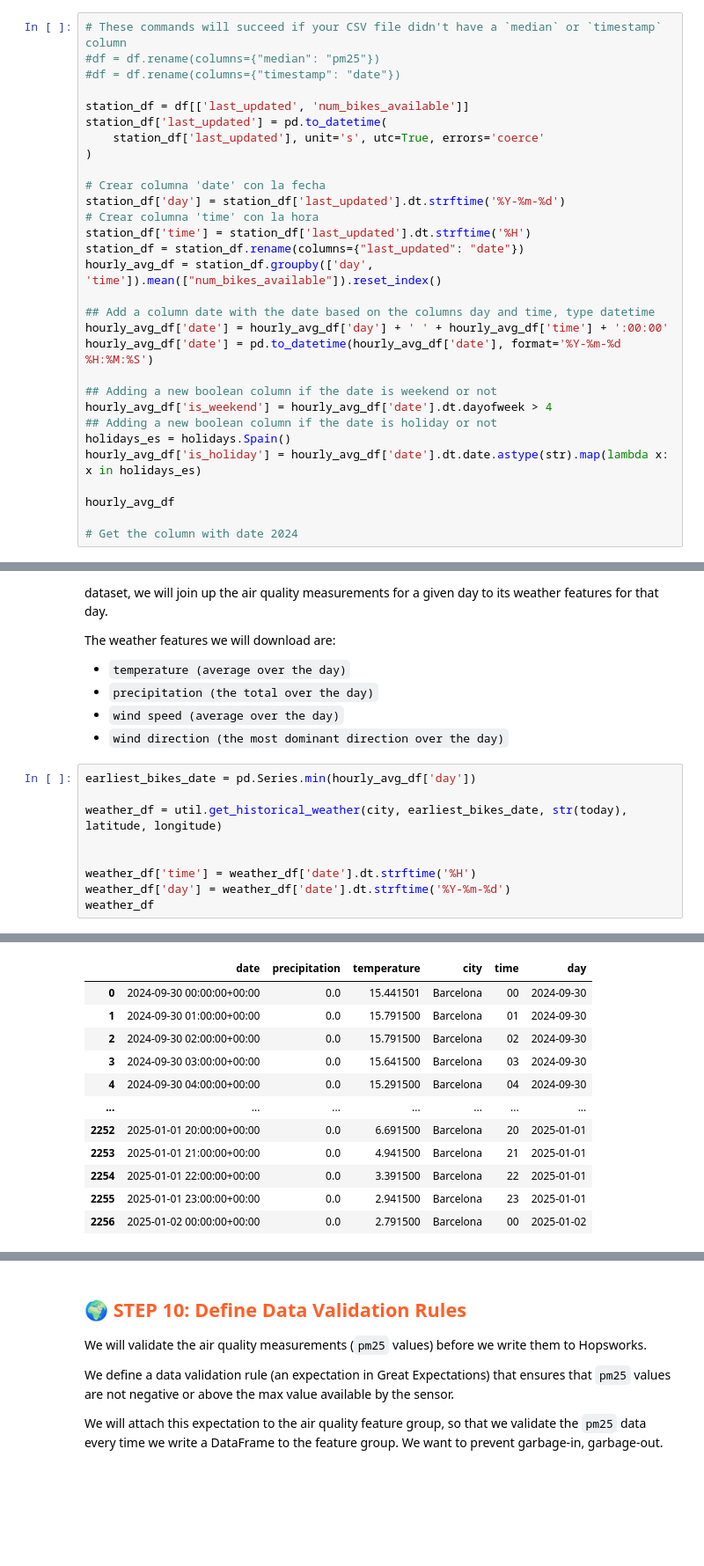
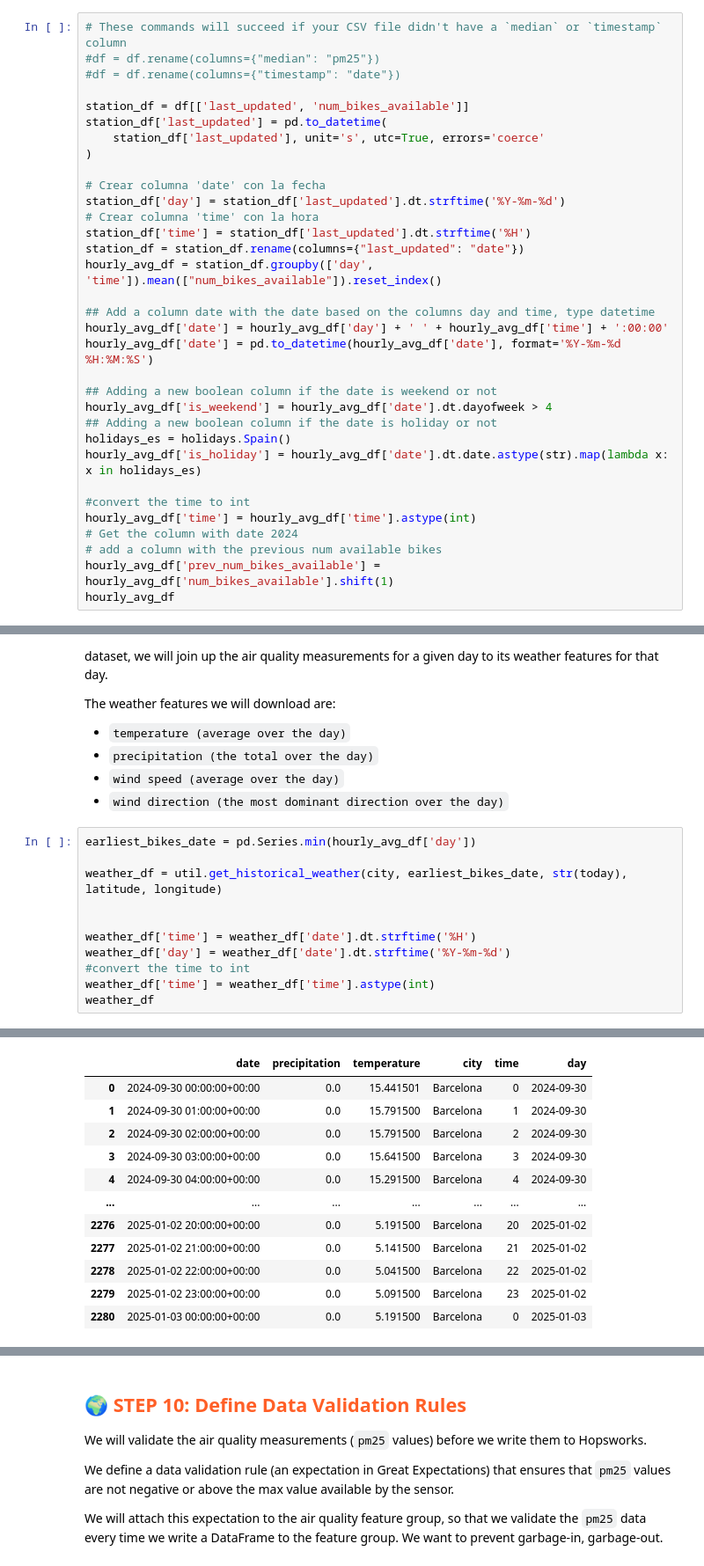
Before and after one commit to juliatribo/Bikes-prediction, a Jupyter notebook: notebooks/ch03/1_air_quality_feature_backfill.ipynb, the cells around one changed output, grey strips where cells are left out. Shown: that part at 88% size. Cells and saved outputs as stored; diff of their text form; blank space fills up the shorter version.

```diff
--- a/notebooks/ch03/1_air_quality_feature_backfill.ipynb
+++ b/notebooks/ch03/1_air_quality_feature_backfill.ipynb
@@ -160,7 +160,10 @@ hourly_avg_df['is_weekend'] = hourly_avg_df['date'].dt.dayofweek > 4
 holidays_es = holidays.Spain()
 hourly_avg_df['is_holiday'] = hourly_avg_df['date'].dt.date.astype(str).map(lambda x: x in holidays_es)
 
+#convert the time to int
+hourly_avg_df['time'] = hourly_avg_df['time'].astype(int)
+# Get the column with date 2024
+# add a column with the previous num available bikes
+hourly_avg_df['prev_num_bikes_available'] = hourly_avg_df['num_bikes_available'].shift(1)
 hourly_avg_df
-
-# Get the column with date 2024
 # %% [output]
@@ -236,26 +240,28 @@ The weather features we will download are:
 # %%
 earliest_bikes_date = pd.Series.min(hourly_avg_df['day'])
 
 weather_df = util.get_historical_weather(city, earliest_bikes_date, str(today), latitude, longitude)
 
 
 weather_df['time'] = weather_df['date'].dt.strftime('%H')
 weather_df['day'] = weather_df['date'].dt.strftime('%Y-%m-%d')
+#convert the time to int
+weather_df['time'] = weather_df['time'].astype(int)
 weather_df
 # %% [output]
 Coordinates 41.37082290649414°N 2.068965435028076°E
 Elevation 13.0 m asl
 Timezone None None
 Timezone difference to GMT+0 0 s
 |  | date | precipitation | temperature | city | time | day |
-| 0 | 2024-09-30 00:00:00+00:00 | 0.0 | 15.441501 | Barcelona | 00 | 2024-09-30 |
-| 1 | 2024-09-30 01:00:00+00:00 | 0.0 | 15.791500 | Barcelona | 01 | 2024-09-30 |
-| 2 | 2024-09-30 02:00:00+00:00 | 0.0 | 15.791500 | Barcelona | 02 | 2024-09-30 |
-| 3 | 2024-09-30 03:00:00+00:00 | 0.0 | 15.641500 | Barcelona | 03 | 2024-09-30 |
-| 4 | 2024-09-30 04:00:00+00:00 | 0.0 | 15.291500 | Barcelona | 04 | 2024-09-30 |
+| 0 | 2024-09-30 00:00:00+00:00 | 0.0 | 15.441501 | Barcelona | 0 | 2024-09-30 |
+| 1 | 2024-09-30 01:00:00+00:00 | 0.0 | 15.791500 | Barcelona | 1 | 2024-09-30 |
+| 2 | 2024-09-30 02:00:00+00:00 | 0.0 | 15.791500 | Barcelona | 2 | 2024-09-30 |
+| 3 | 2024-09-30 03:00:00+00:00 | 0.0 | 15.641500 | Barcelona | 3 | 2024-09-30 |
+| 4 | 2024-09-30 04:00:00+00:00 | 0.0 | 15.291500 | Barcelona | 4 | 2024-09-30 |
 | ... | ... | ... | ... | ... | ... | ... |
-| 2252 | 2025-01-01 20:00:00+00:00 | 0.0 | 6.691500 | Barcelona | 20 | 2025-01-01 |
-| 2253 | 2025-01-01 21:00:00+00:00 | 0.0 | 4.941500 | Barcelona | 21 | 2025-01-01 |
-| 2254 | 2025-01-01 22:00:00+00:00 | 0.0 | 3.391500 | Barcelona | 22 | 2025-01-01 |
-| 2255 | 2025-01-01 23:00:00+00:00 | 0.0 | 2.941500 | Barcelona | 23 | 2025-01-01 |
-| 2256 | 2025-01-02 00:00:00+00:00 | 0.0 | 2.791500 | Barcelona | 00 | 2025-01-02 |
+| 2276 | 2025-01-02 20:00:00+00:00 | 0.0 | 5.191500 | Barcelona | 20 | 2025-01-02 |
+| 2277 | 2025-01-02 21:00:00+00:00 | 0.0 | 5.141500 | Barcelona | 21 | 2025-01-02 |
+| 2278 | 2025-01-02 22:00:00+00:00 | 0.0 | 5.041500 | Barcelona | 22 | 2025-01-02 |
+| 2279 | 2025-01-02 23:00:00+00:00 | 0.0 | 5.091500 | Barcelona | 23 | 2025-01-02 |
+| 2280 | 2025-01-03 00:00:00+00:00 | 0.0 | 5.191500 | Barcelona | 0 | 2025-01-03 |
```
Also changed, not shown: parts of 11 cells of this notebook, 6 other files.
